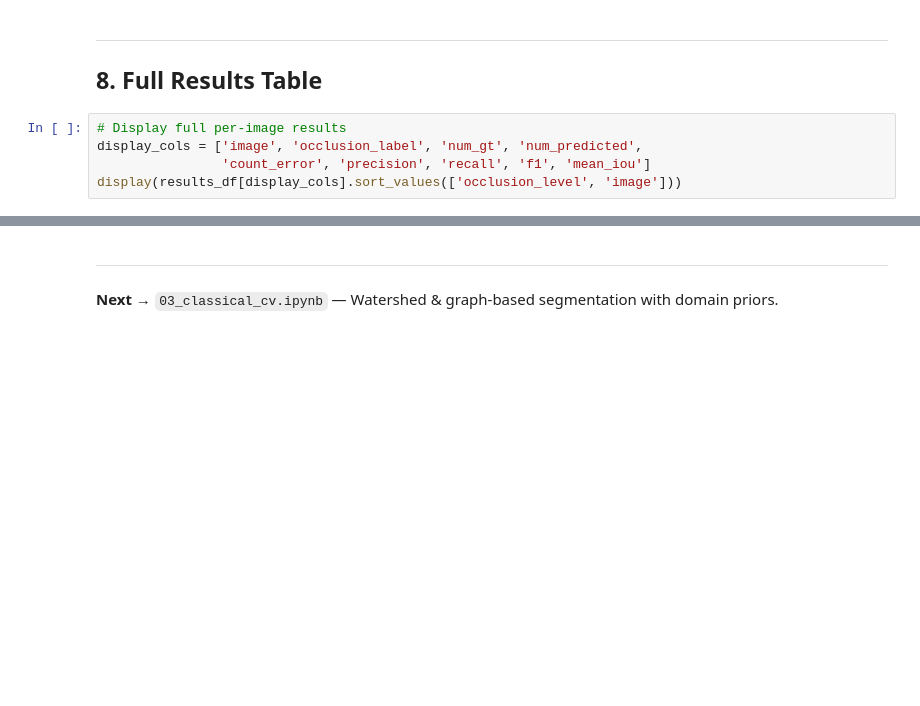
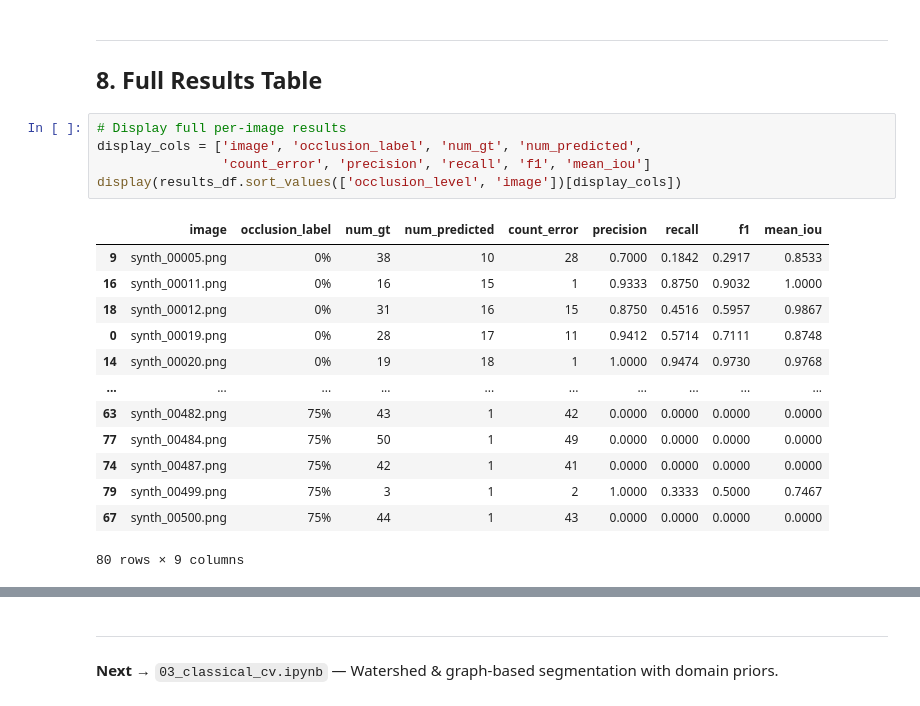
Before and after one commit to samarth1574/Bell_Labs, a Jupyter notebook: notebooks/02_baseline.ipynb, the cells around one changed output, grey strips where cells are left out. Saved outputs shown, nothing was run; the diff lists cells and outputs as text; blank space fills up the shorter version.

```diff
--- a/notebooks/02_baseline.ipynb
+++ b/notebooks/02_baseline.ipynb
@@ -295,8 +334,22 @@ Adaptive thresholding with fixed `block_size=11` and `C=2` is tuned for the synt
 # %%
 # Display full per-image results
 display_cols = ['image', 'occlusion_label', 'num_gt', 'num_predicted',
                 'count_error', 'precision', 'recall', 'f1', 'mean_iou']
-display(results_df[display_cols].sort_values(['occlusion_level', 'image']))
+display(results_df.sort_values(['occlusion_level', 'image'])[display_cols])
+# %% [output]
+|  | image | occlusion_label | num_gt | num_predicted | count_error | precision | recall | f1 | mean_iou |
+| 9 | synth_00005.png | 0% | 38 | 10 | 28 | 0.7000 | 0.1842 | 0.2917 | 0.8533 |
+| 16 | synth_00011.png | 0% | 16 | 15 | 1 | 0.9333 | 0.8750 | 0.9032 | 1.0000 |
+| 18 | synth_00012.png | 0% | 31 | 16 | 15 | 0.8750 | 0.4516 | 0.5957 | 0.9867 |
+| 0 | synth_00019.png | 0% | 28 | 17 | 11 | 0.9412 | 0.5714 | 0.7111 | 0.8748 |
+| 14 | synth_00020.png | 0% | 19 | 18 | 1 | 1.0000 | 0.9474 | 0.9730 | 0.9768 |
+| ... | ... | ... | ... | ... | ... | ... | ... | ... | ... |
+| 63 | synth_00482.png | 75% | 43 | 1 | 42 | 0.0000 | 0.0000 | 0.0000 | 0.0000 |
+| 77 | synth_00484.png | 75% | 50 | 1 | 49 | 0.0000 | 0.0000 | 0.0000 | 0.0000 |
+| 74 | synth_00487.png | 75% | 42 | 1 | 41 | 0.0000 | 0.0000 | 0.0000 | 0.0000 |
+| 79 | synth_00499.png | 75% | 3 | 1 | 2 | 1.0000 | 0.3333 | 0.5000 | 0.7467 |
+| 67 | synth_00500.png | 75% | 44 | 1 | 43 | 0.0000 | 0.0000 | 0.0000 | 0.0000 |
+80 rows × 9 columns
 # %%
 # Overall averages
 overall = results_df[['count_error', 'precision', 'recall', 'f1', 'mean_iou']].mean()
```
Also changed, not shown: parts of 9 cells of this notebook, 41 other files.
